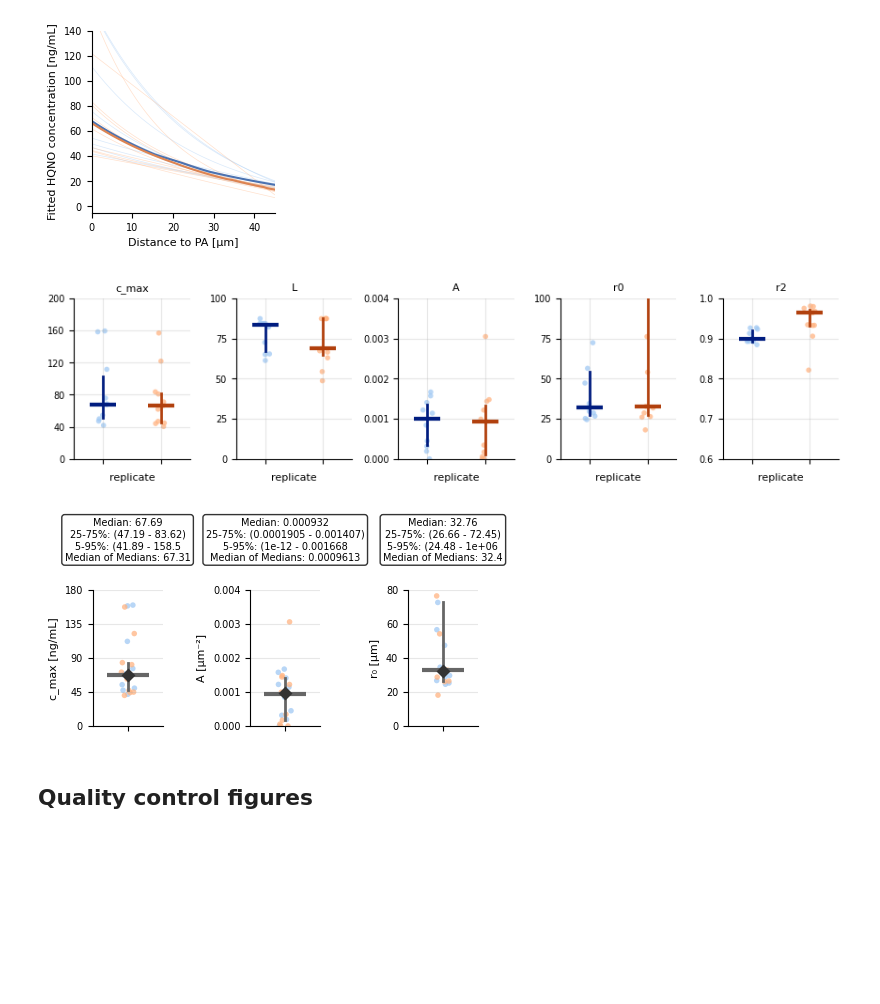
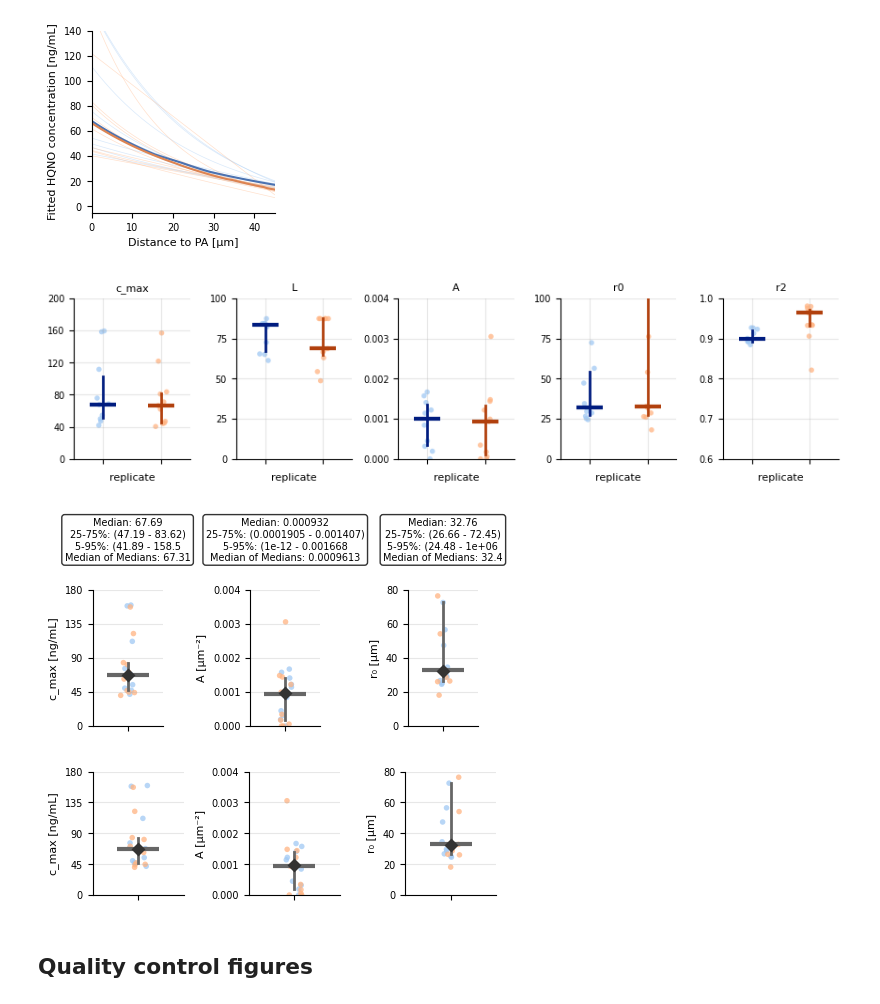
Before and after one commit to simonvanvliet/SpatialToleranceModel, a Jupyter notebook: 2_gradient_inference/2_hqno_estimate_concentration.ipynb, the cells around one changed output. Saved outputs shown, nothing was run; the diff lists cells and outputs as text; code cells hidden in the pictures; blank space fills up the shorter version.

```diff
--- a/2_gradient_inference/2_hqno_estimate_concentration.ipynb
+++ b/2_gradient_inference/2_hqno_estimate_concentration.ipynb
@@ -344,7 +344,7 @@ def plot_chamber_profile(df_data, y_column, final_width_in, final_height_in,
 
     return ax
 
-def plot_fit_summary(df_fit_results, cols_to_plot, fig_size=(6, 3), nrow=1, axlims_dict=None, mode='per_replicate', axlabel_dict=None):
+def plot_fit_summary(df_fit_results, cols_to_plot, fig_size=(6, 3), nrow=1, axlims_dict=None, mode='per_replicate', axlabel_dict=None, show_stats=True):
     """
     Plot summary of fit results with stripplot and pointplot.
 
@@ -457,19 +457,20 @@ def plot_fit_summary(df_fit_results, cols_to_plot, fig_size=(6, 3), nrow=1, axli
             ax.legend_.remove()
 
             # Calculate statistics
-            stats = df_fit_results[col].quantile([0.05, 0.25, 0.5, 0.75, 0.95]).to_numpy()
-            text_str = f"Median: {stats[2]:.4g}\n25-75%: ({stats[1]:.4g} - {stats[3]:.4g})\n5-95%: ({stats[0]:.4g} - {stats[4]:.4g}\nMedian of Medians: {med_med[col].iloc[0]:.4g}"
+            if show_stats:
+                stats = df_fit_results[col].quantile([0.05, 0.25, 0.5, 0.75, 0.95]).to_numpy()
+                text_str = f"Median: {stats[2]:.4g}\n25-75%: ({stats[1]:.4g} - {stats[3]:.4g})\n5-95%: ({stats[0]:.4g} - {stats[4]:.4g}\nMedian of Medians: {med_med[col].iloc[0]:.4g}"
 
-            # Place text above the axis
-            ax.text(
-                0.5, 1.2,  # x=0.5 (center), y=1.02 (above plot area)
-                text_str,
-                transform=ax.transAxes,
-                fontsize=font_size-1,
-                verticalalignment='bottom',  # Anchor at bottom so text grows upward
-                horizontalalignment='center',
-                bbox=dict(boxstyle='round', facecolor='white', alpha=0.8)
-            )
+                # Place text above the axis
+                ax.text(
+                    0.5, 1.2,  # x=0.5 (center), y=1.02 (above plot area)
+                    text_str,
+                    transform=ax.transAxes,
+                    fontsize=font_size-1,
+                    verticalalignment='bottom',  # Anchor at bottom so text grows upward
+                    horizontalalignment='center',
+                    bbox=dict(boxstyle='round', facecolor='white', alpha=0.8)
+                )
         else:
             ax.set_xticklabels([])
             ax.set_ylabel('')
@@ -644,35 +645,40 @@ axlims_dict = {
     'L': (0, 100,5),
     'A': (0, 0.004,5),
     'r0': (0, 100,5)
 }
 
 axlabel_dict = {
     'c_max': 'c_max [ng/mL]',
     'L': 'L [µm]',
     'A': 'A [µm⁻²]',
     'r0': 'r₀ [µm]',
     'r2': 'R²'
 }
 
 axs = plot_fit_summary(df_fit_results, ['c_max', 'L', 'A', 'r0', 'r2'], fig_size=(22/2.54, 6/2.54), nrow=1, axlims_dict=axlims_dict, mode='per_replicate')
 plt.savefig(Path.cwd() / 'figures' / '2_hqno_diffusion_model_fit_per_rep.pdf', dpi=300, transparent=True)
 plt.show()
 
 axlims_dict = {
     'r2': (0.6, 1, 5),
     'c_max': (0, 180, 5),
     'L': (0, 100,5),
     'A': (0, 0.004,5),
     'r0': (0, 80,5)
 }
 
 axs = plot_fit_summary(df_fit_results, ['c_max', 'A', 'r0'], fig_size=(12/2.54, 6/2.54), nrow=1, axlims_dict=axlims_dict, mode='combined', axlabel_dict=axlabel_dict)
+plt.tight_layout()
+plt.show()
+
+axs = plot_fit_summary(df_fit_results, ['c_max', 'A', 'r0'], fig_size=(12/2.54, 4/2.54), nrow=1, axlims_dict=axlims_dict, mode='combined', axlabel_dict=axlabel_dict, show_stats=False)
 plt.savefig(Path.cwd() / 'figures' / '2_hqno_diffusion_model_fit.pdf', dpi=300, transparent=True)
 plt.tight_layout()
 plt.show()
 # %% [output]
-[figure, old version]
+[figure, new version]
-[figure, old version]
+[figure, new version]
+[figure, added]
 # %% [markdown]
 ## Quality control figures
 # %%
```
Also changed, not shown: 42 other files.
